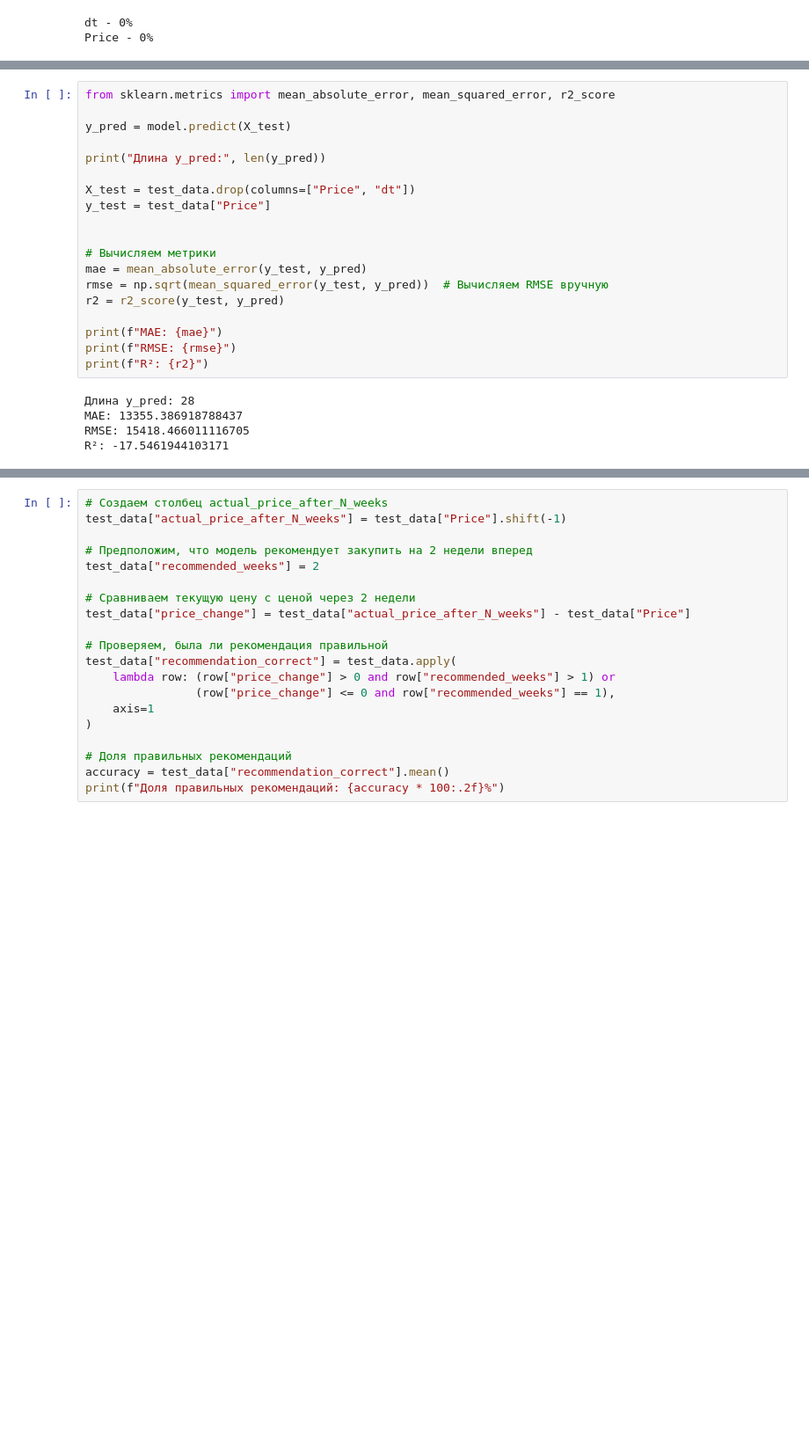
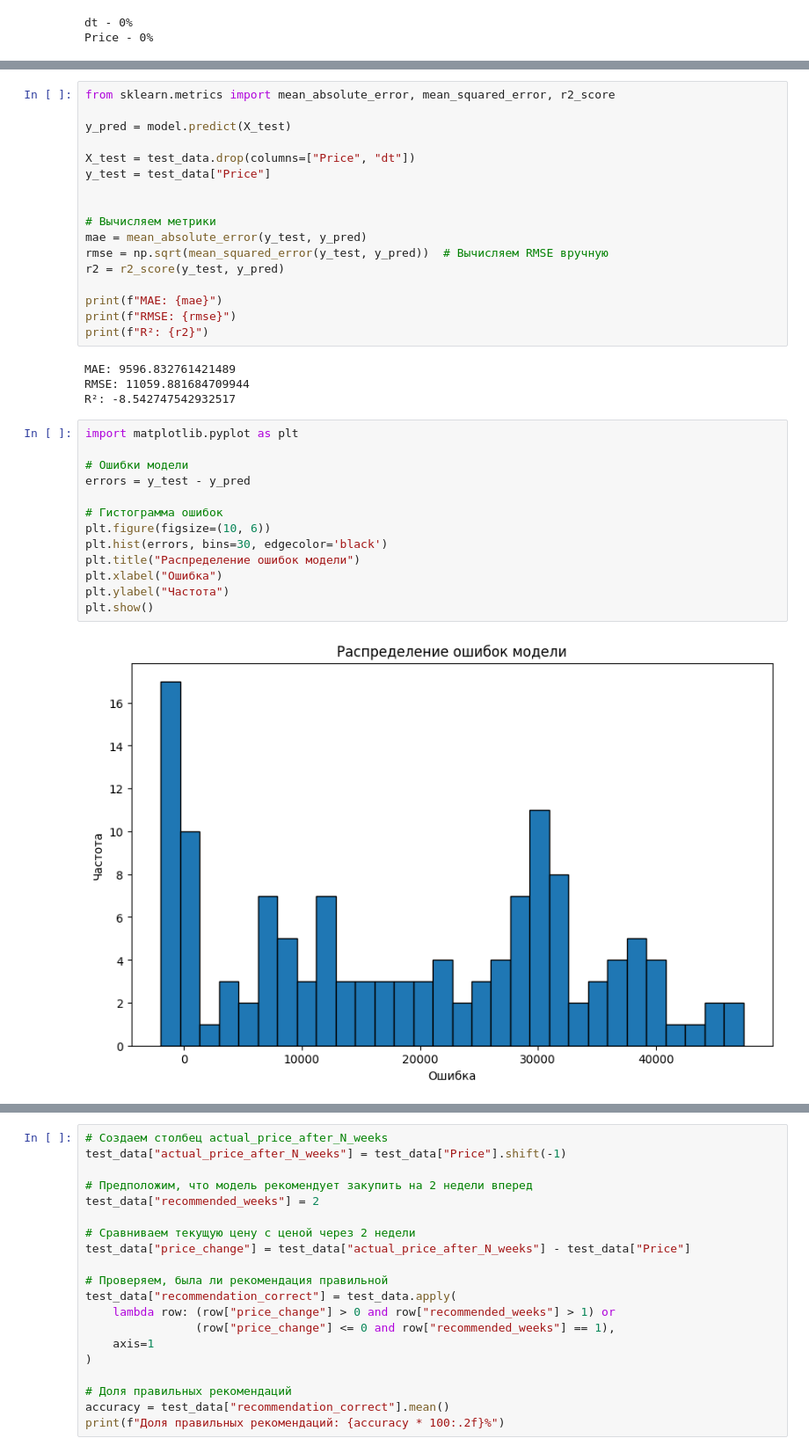
Before and after one commit to tmwsw/MGC, a Jupyter notebook: main.ipynb, the cells around one changed output, grey strips where cells are left out. Shown at 88% size. Drawn from its saved outputs; the diff is of its cells as text; blank space fills up the shorter version.

```diff
--- a/main.ipynb
+++ b/main.ipynb
@@ -171,8 +179,6 @@ test_data.to_csv("test_with_predictions.csv", index=False)
 from sklearn.metrics import mean_absolute_error, mean_squared_error, r2_score
 
 y_pred = model.predict(X_test)
-
-print("Длина y_pred:", len(y_pred))
 
 X_test = test_data.drop(columns=["Price", "dt"])
 y_test = test_data["Price"]
@@ -187,10 +193,24 @@ print(f"MAE: {mae}")
 print(f"RMSE: {rmse}")
 print(f"R²: {r2}")
 # %% [output]
-Длина y_pred: 28
-MAE: 13355.386918788437
-RMSE: 15418.466011116705
-R²: -17.5461944103171
+MAE: 9596.832761421489
+RMSE: 11059.881684709944
+R²: -8.542747542932517
+# %%
+import matplotlib.pyplot as plt
+
+# Ошибки модели
+errors = y_test - y_pred
+
+# Гистограмма ошибок
+plt.figure(figsize=(10, 6))
+plt.hist(errors, bins=30, edgecolor='black')
+plt.title("Распределение ошибок модели")
+plt.xlabel("Ошибка")
+plt.ylabel("Частота")
+plt.show()
+# %% [output]
+[figure, added]
 # %%
 import matplotlib.pyplot as plt
 
```
Also changed, not shown: parts of 5 cells of this notebook, 9 other files.
